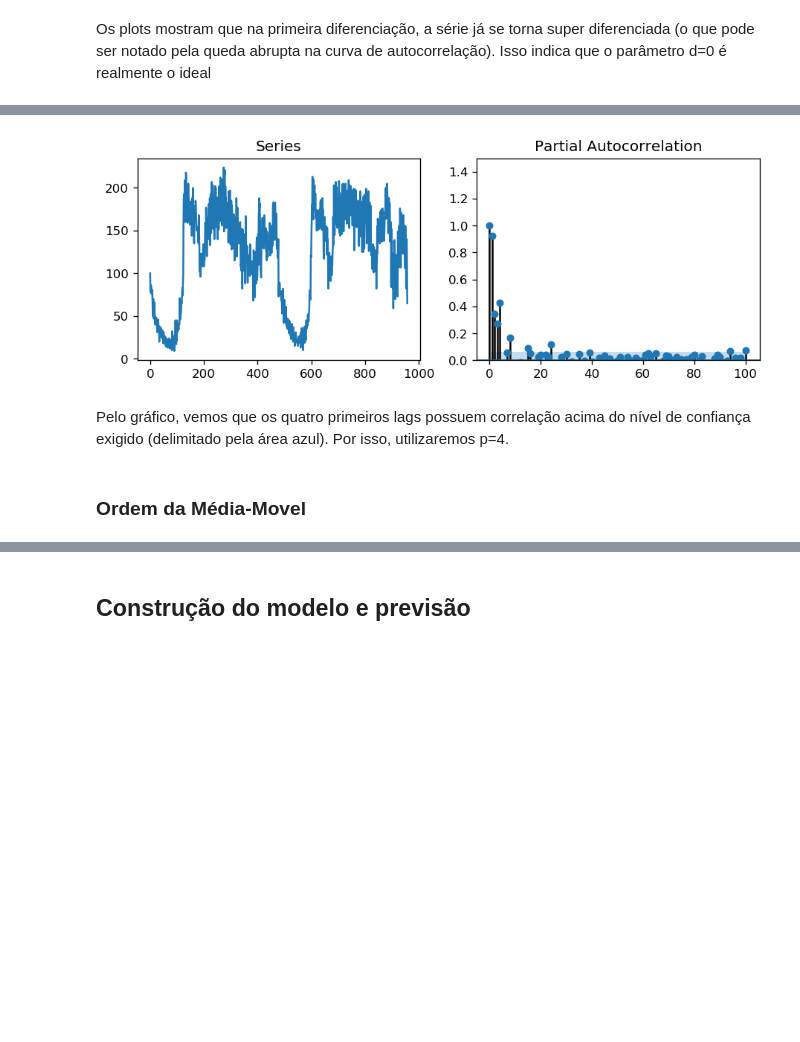
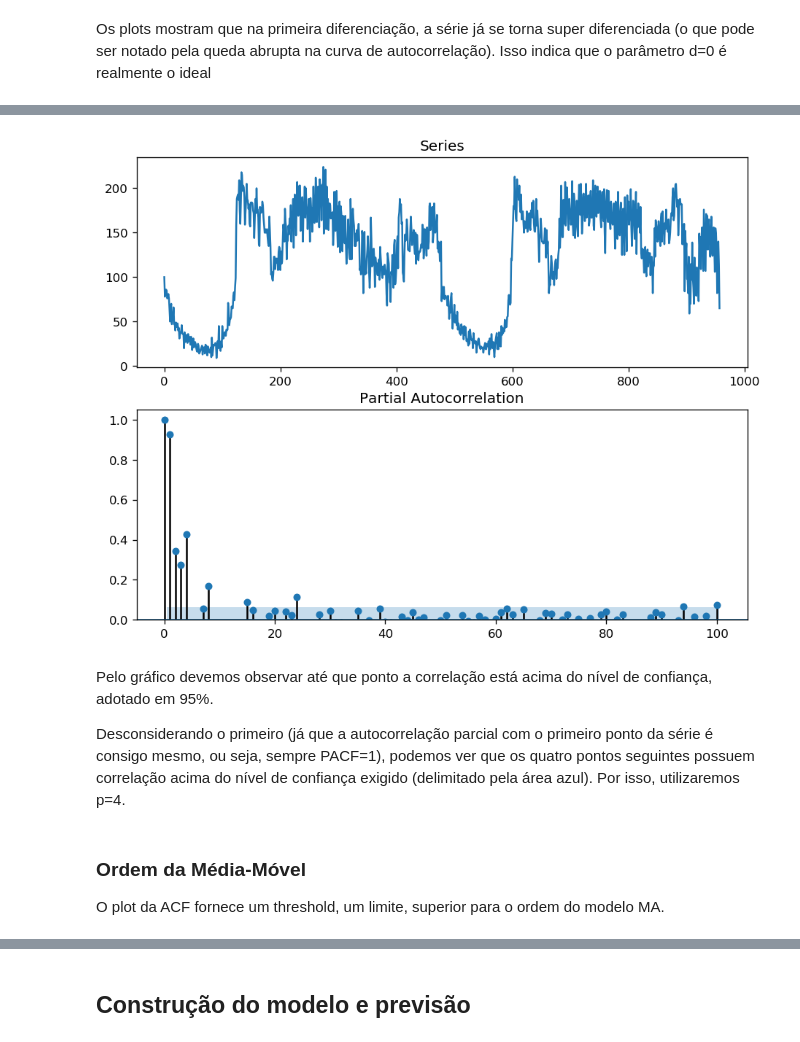
Before and after one commit to guilistocco/Laboratorio_ARIMA, a Jupyter notebook: Laboratorio_ARIMA_gabarito.ipynb, the cells around one changed output, grey strips where cells are left out. Drawn from its saved outputs; the diff is of its cells as text; code cells hidden in the pictures; blank space fills up the shorter version.

Commit message:
Parametro ARIMA
- Passei por todos os parametro
- defini todos bonitinhos
- prox passo é arrumar o docs

```diff
--- a/Laboratorio_ARIMA_gabarito.ipynb
+++ b/Laboratorio_ARIMA_gabarito.ipynb
@@ -177,15 +185,15 @@ Apesar de parecerem muitos os outliers, que são velocidades negativas ou acima
 # %%
-# Seleciona um unico radar
-# Seleciona horario para realizar a previsao
+# Seleciona um único radar
+# Seleciona horário para realizar a previsão
 radar = 4326
 hora = '13:00:00'
 
-df_u = df[df['Local']==4326].reset_index(drop=True)
+df_rad = df[df['Local']==4326].reset_index(drop=True)
 
-division = df_u.loc[df_u['Data']=='2018-01-03 ' + hora].index[0]
+division = df_rad.loc[df_rad['Data']=='2018-01-03 ' + hora].index[0]
 start = division - 100
 
 # Separa em treino e validação
-train = df_u.loc[start:division]
-test  = df_u.loc[division:]
+treino = df_rad.loc[start:division]
+teste  = df_rad.loc[division:]
 # %% [markdown]
@@ -230,17 +246,21 @@ Os plots mostram que na primeira diferenciação, a série já se torna super di
 # %%
 # PACF
-plt.rcParams.update({'figure.figsize':(9,3), 'figure.dpi':120})
+plt.rcParams.update({'figure.figsize':(9,7), 'figure.dpi':120})
 
-fig, axes = plt.subplots(1, 2, sharex=False)
-axes[0].plot(df_u.Qtde); axes[0].set_title('Series')
-axes[1].set(ylim=(0,1.5))
-plot_pacf(df_u.Qtde, ax=axes[1], lags= 100)
+fig, axes = plt.subplots(2, 1, sharex=False)
+axes[0].plot(df_rad.Qtde); axes[0].set_title('Series')
+axes[1].set(ylim=(0,1.05))
+plot_pacf(df_rad.Qtde, ax=axes[1], lags= 100)
 
 plt.show()
 # %% [output]
-[figure, old version]
+[figure, new version]
 # %% [markdown]
-Pelo gráfico, vemos que os quatro primeiros lags possuem correlação acima do nível de confiança exigido (delimitado pela área azul). Por isso, utilizaremos p=4.
+Pelo gráfico devemos observar até que ponto a correlação está acima do nível de confiança, adotado em 95%.
+
+Desconsiderando o primeiro (já que a autocorrelação parcial com o primeiro ponto da série é consigo mesmo, ou seja, sempre PACF=1), podemos ver que os quatro pontos seguintes possuem correlação acima do nível de confiança exigido (delimitado pela área azul). Por isso, utilizaremos p=4.
-# %% [markdown]
-### Ordem da Média-Movel
+# %% [markdown]
+### Ordem da Média-Móvel
+
+O plot da ACF fornece um threshold, um limite, superior para o ordem do modelo MA.
 # %%
```
Also changed, not shown: parts of 17 cells of this notebook.
